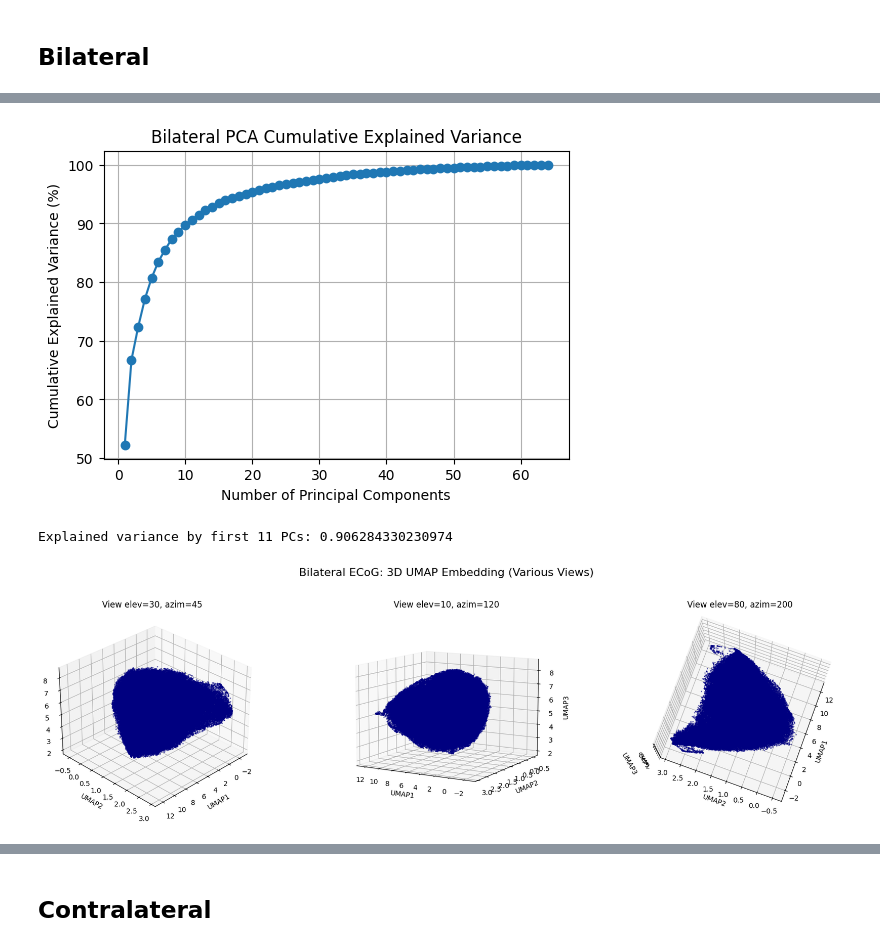
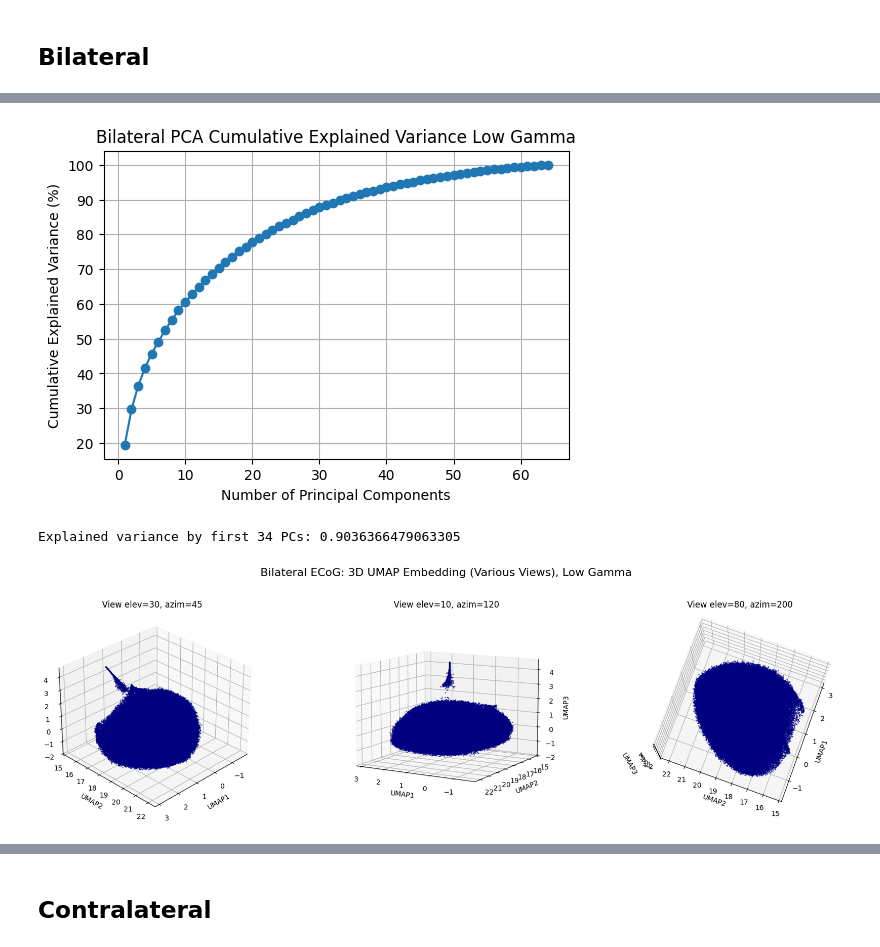
Before and after one commit to poolsar42/motor_cortex, a Jupyter notebook: analysis.ipynb, the cells around one changed output, grey strips where cells are left out. Drawn from its saved outputs; the diff is of its cells as text; code cells hidden in the pictures.

```diff
--- a/analysis.ipynb
+++ b/analysis.ipynb
@@ -75,57 +208,8 @@ ecog = ecog_zscored
 # %%
-# ecog shape: (n_channels, n_samples)
-# We'll treat time (samples) as data points and channels as features for PCA.
-# So, transpose to (n_samples, n_channels)
-X = ecog
-
-# Apply PCA with enough components to explain >99% variance, and plot cumulative explained variance
-pca_full = PCA(n_components=min(X.shape[0], X.shape[1]))
-X_pca_full = pca_full.fit_transform(X)
-explained_var = pca_full.explained_variance_ratio_
-
-plt.figure(figsize=(6, 4))
-plt.plot(
-    np.arange(1, len(explained_var) + 1), np.cumsum(explained_var) * 100, marker="o"
-)
-plt.xlabel("Number of Principal Components")
-plt.ylabel("Cumulative Explained Variance (%)")
-plt.title("Bilateral PCA Cumulative Explained Variance")
-plt.grid(True)
-plt.show()
-
-
-# Apply PCA, retain first 6 principal components
-n_components = np.argmax(np.cumsum(explained_var) > 0.9) + 1
-pca = PCA(n_components=n_components)
-X_pca = pca.fit_transform(X)
-
-print(
-    f"Explained variance by first {n_components} PCs:",
-    np.sum(pca.explained_variance_ratio_),
-)
-
-
-umap_reducer = umap.UMAP(n_components=3, random_state=42)
-X_umap = umap_reducer.fit_transform(X_pca[::10])  # shape: (n_samples, 3)
-
-
-fig = plt.figure(figsize=(18, 5))
-angles = [(30, 45), (10, 120), (80, 200)]  # List of (elev, azim)
-
-fig.suptitle("Bilateral ECoG: 3D UMAP Embedding (Various Views)", fontsize=16, y=1.03)
-for i, (elev, azim) in enumerate(angles):
-    ax = fig.add_subplot(1, len(angles), i + 1, projection="3d")
-    ax.scatter(X_umap[:, 0], X_umap[:, 1], X_umap[:, 2], s=1, c="navy", alpha=0.5)
-    ax.set_title(f"View elev={elev}, azim={azim}")
-    ax.set_xlabel("UMAP1")
-    ax.set_ylabel("UMAP2")
-    ax.set_zlabel("UMAP3")
-    ax.view_init(elev=elev, azim=azim)
-
-plt.tight_layout()
-plt.show()
+data_pca = extract_principal_components(preprocessed_ecog, gamma="Low")
+data_umap = extract_umap(data_pca, gamma="Low")
 # %% [output]
-[figure, old version]
+[figure, new version]
-Explained variance by first 11 PCs: 0.906284330230974
+Explained variance by first 34 PCs: 0.9036366479063305
-[figure, old version]
+[figure, new version]
 # %%
```
Also changed, not shown: parts of 48 cells of this notebook, 2 other files.
